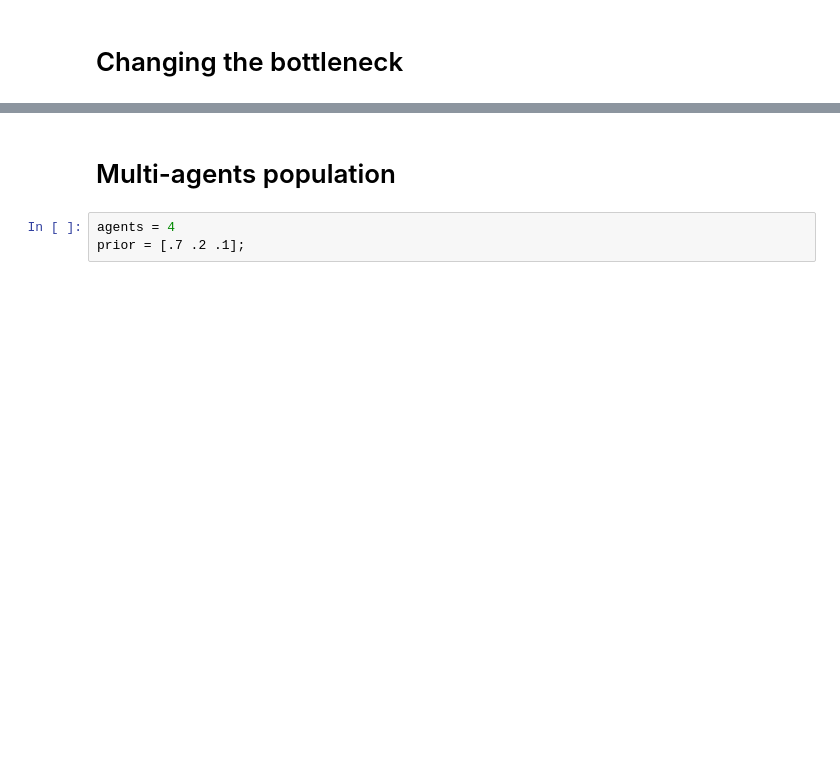
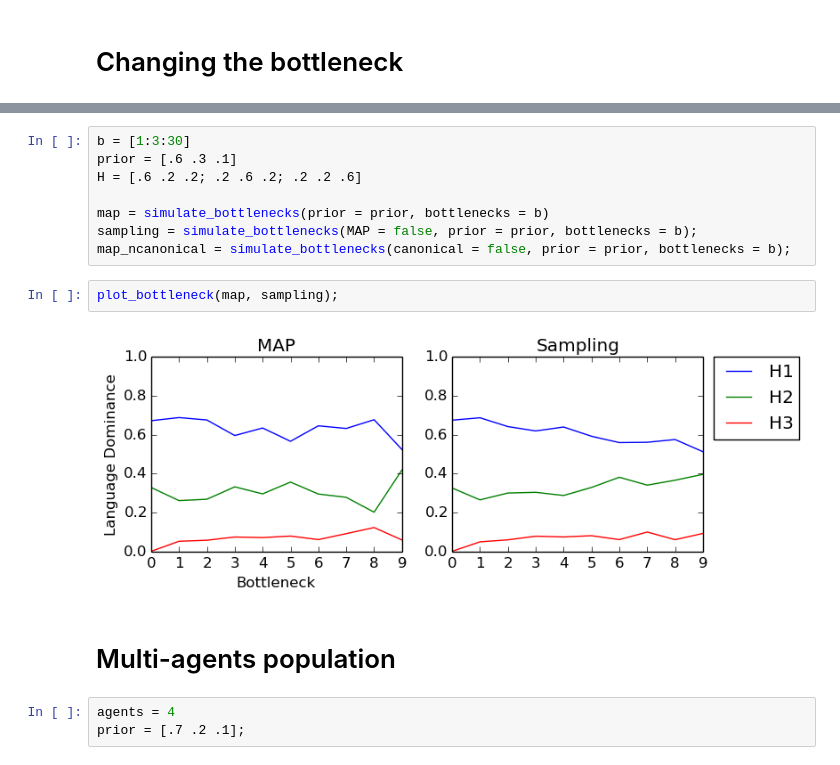
Before and after one commit to dostodabsi/bayesian_ILM, a Jupyter notebook: presentation/presentation.ipynb, the cells around one changed output, grey strips where cells are left out. Saved outputs shown, nothing was run; the diff lists cells and outputs as text; blank space fills up the shorter version.

```diff
--- a/presentation/presentation.ipynb
+++ b/presentation/presentation.ipynb
@@ -388,3 +377,15 @@ title("Sampling")
+# %%
+b = [1:3:30]
+prior = [.6 .3 .1]
+H = [.6 .2 .2; .2 .6 .2; .2 .2 .6]
+
+map = simulate_bottlenecks(prior = prior, bottlenecks = b)
+sampling = simulate_bottlenecks(MAP = false, prior = prior, bottlenecks = b);
+map_ncanonical = simulate_bottlenecks(canonical = false, prior = prior, bottlenecks = b);
+# %%
+plot_bottleneck(map, sampling);
+# %% [output]
+[figure, added]
 # %% [markdown]
 # Multi-agents population
 # %%
```
Also changed, not shown: parts of 24 cells of this notebook, 2 other files.
